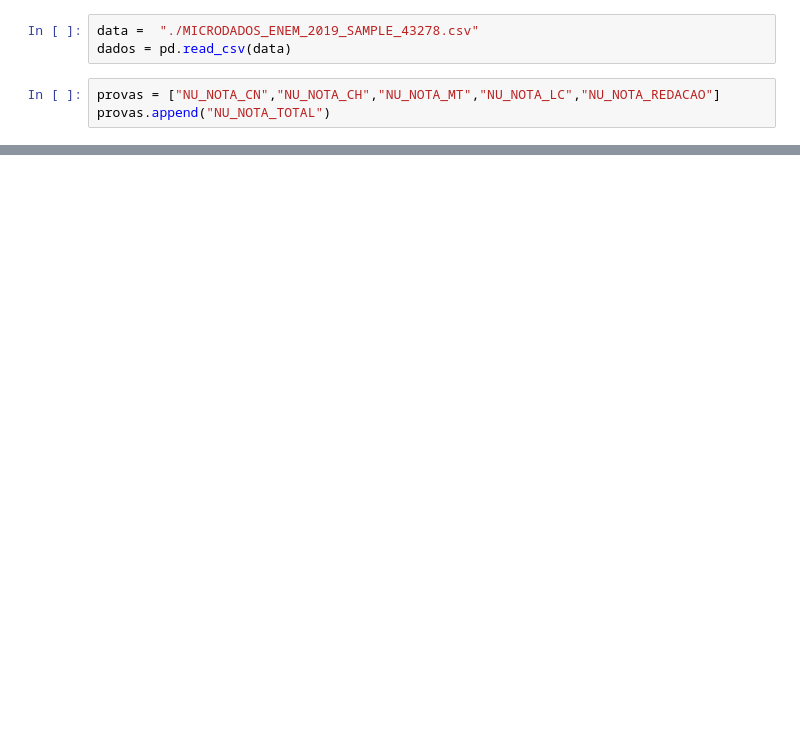
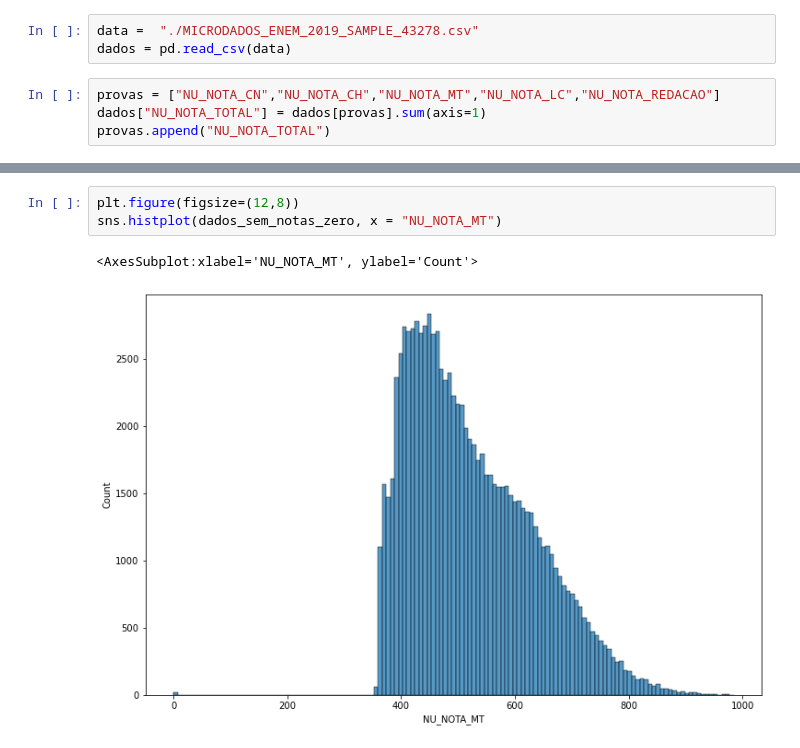
Before and after one commit to RodrigoAB93/ImersaoDadosAlura, a Jupyter notebook: Aula03.ipynb, the cells around one changed output, grey strips where cells are left out. Cells and saved outputs as stored; diff of their text form; blank space fills up the shorter version.

```diff
--- a/Aula03.ipynb
+++ b/Aula03.ipynb
@@ -6,6 +7,7 @@ data =  "./MICRODADOS_ENEM_2019_SAMPLE_43278.csv"
 dados = pd.read_csv(data)
 # %%
 provas = ["NU_NOTA_CN","NU_NOTA_CH","NU_NOTA_MT","NU_NOTA_LC","NU_NOTA_REDACAO"]
+dados["NU_NOTA_TOTAL"] = dados[provas].sum(axis=1)
 provas.append("NU_NOTA_TOTAL")
 # %%
 dados_sem_notas_zero = dados.query("NU_NOTA_TOTAL != 0")
@@ -14,0 +18,6 @@ UndefinedVariableError: name 'NU_NOTA_TOTAL' is not defined
+# %%
+plt.figure(figsize=(12,8))
+sns.histplot(dados_sem_notas_zero, x = "NU_NOTA_MT")
+# %% [output]
+<AxesSubplot:xlabel='NU_NOTA_MT', ylabel='Count'>
+[figure, added]
```
Also changed, not shown: parts of 5 cells of this notebook.
